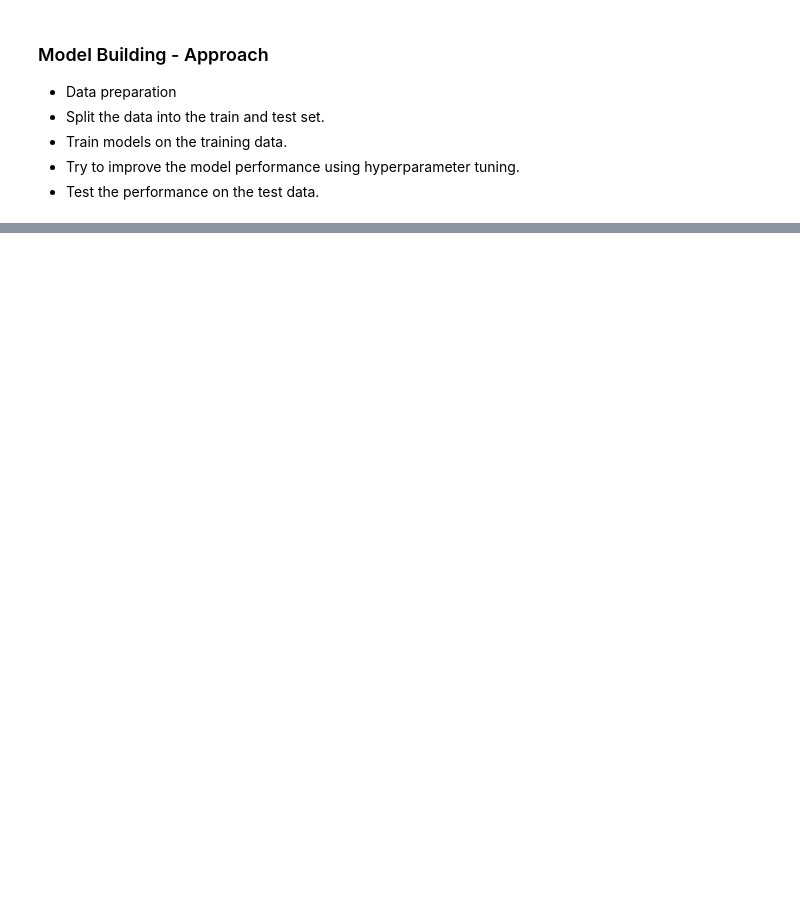
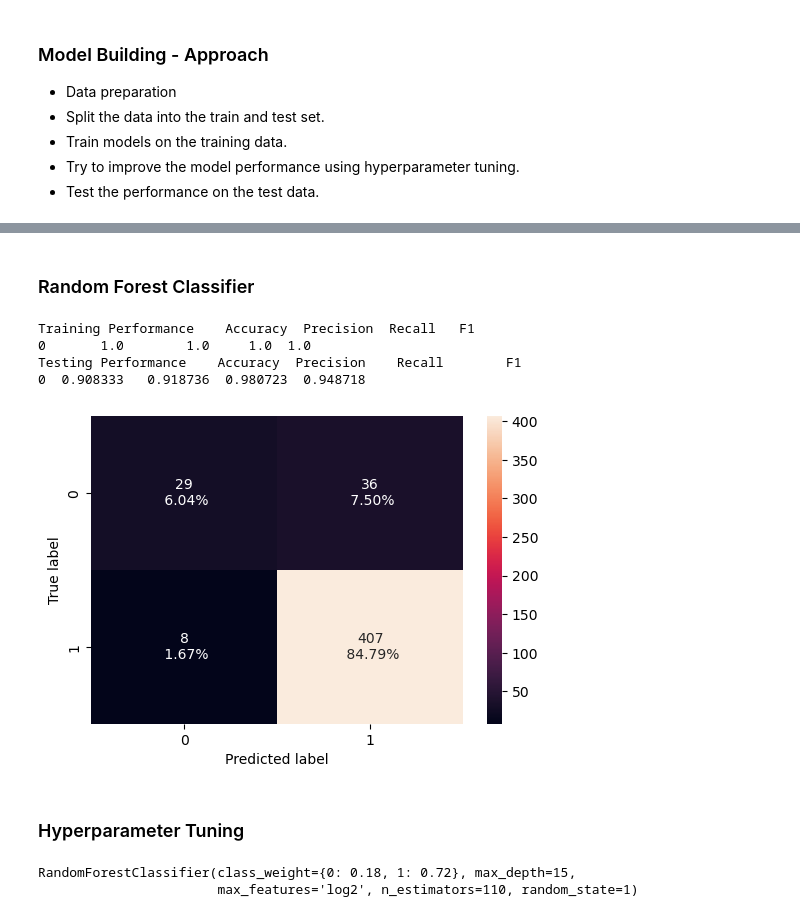
Before and after one commit to poonampal/AIML, a Jupyter notebook: Ensemble Technique/Ensemble_Boosting.ipynb, the cells around one changed output, grey strips where cells are left out. Saved outputs shown, nothing was run; the diff lists cells and outputs as text; code cells hidden in the pictures; blank space fills up the shorter version.

```diff
--- a/Ensemble Technique/Ensemble_Boosting.ipynb
+++ b/Ensemble Technique/Ensemble_Boosting.ipynb
@@ -122,0 +246,41 @@ df.describe()
+# %% [markdown]
+### Random Forest Classifier
+# %%
+rf_estimator = RandomForestClassifier(random_state=1)
+rf_estimator.fit(X_train, y_train)
+
+rf_estimator_model_train_perf = model_performance_classification_sklearn(rf_estimator, X_train, y_train)
+rf_estimator_model_test_perf = model_performance_classification_sklearn(rf_estimator, X_test, y_test)
+
+print("Training Performance", rf_estimator_model_train_perf)
+print("Testing Performance", rf_estimator_model_test_perf)
+
+confusion_matrix_sklearn(rf_estimator, X_test, y_test)
+# %% [output]
+Training Performance    Accuracy  Precision  Recall   F1
+0       1.0        1.0     1.0  1.0
+Testing Performance    Accuracy  Precision    Recall        F1
+0  0.908333   0.918736  0.980723  0.948718
+[figure, added]
+# %% [markdown]
+### Hyperparameter Tuning
+# %%
+rf_tuned = RandomForestClassifier(class_weight={0:0.18, 1:0.72}, random_state=1)
+parameters = {
+    "max_depth": list(np.arange(5,30,5)) + [None],
+    "max_features": ["log2","sqrt", None],
+    "min_samples_leaf": np.arange(1,15,5),
+    "min_samples_split": np.arange(2,20,5),
+    "n_estimators":[10,110,10]
+}
+
+scorer = metrics.make_scorer(metrics.f1_score)
+
+grid_obj = GridSearchCV(rf_tuned, parameters, cv=5, scoring=scorer, n_jobs=-1)
+grid_obj = grid_obj.fit(X_train, y_train)
+
+rf_tuned = grid_obj.best_estimator_
+rf_tuned.fit(X_train, y_train)
+# %% [output]
+RandomForestClassifier(class_weight={0: 0.18, 1: 0.72}, max_depth=15,
+                       max_features='log2', n_estimators=110, random_state=1)
```
Also changed, not shown: parts of 43 cells of this notebook.
